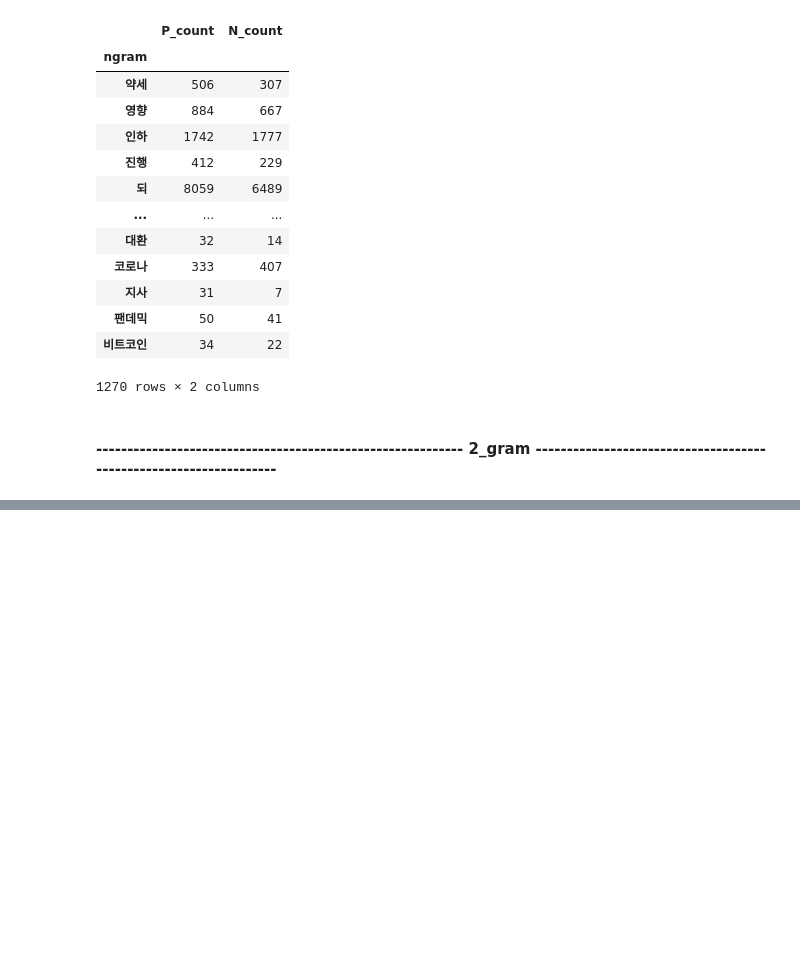
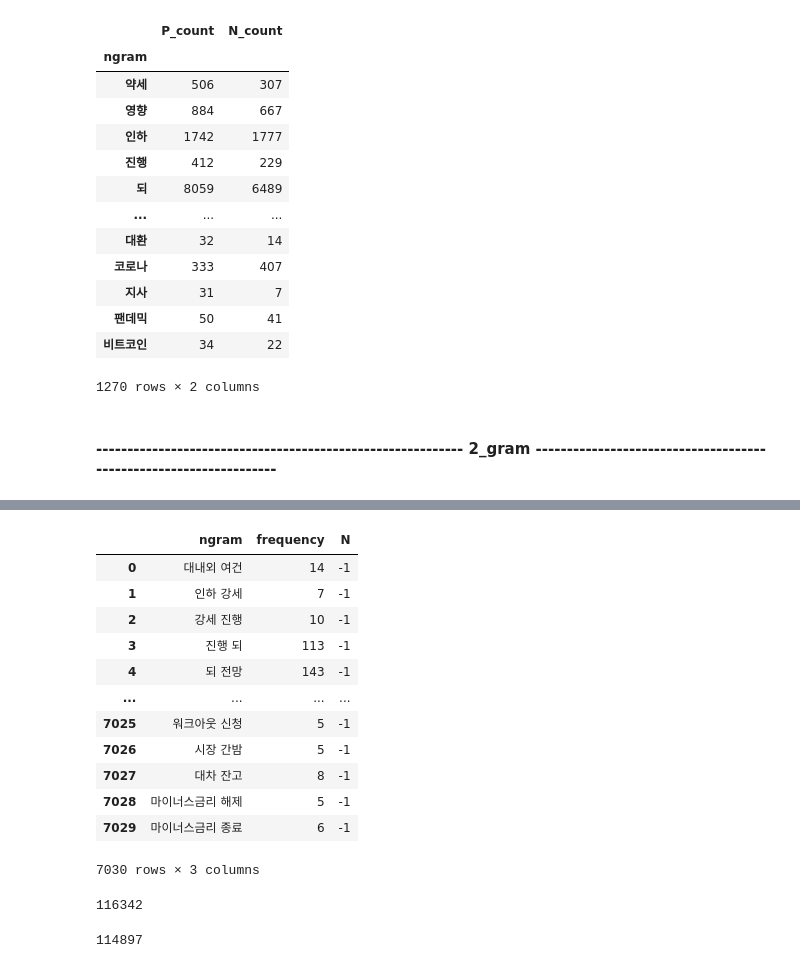
Before and after one commit to jmp-fullstack/BOK_project_TEAM3, a Jupyter notebook: modeling/Y_NBC/labeling_1.ipynb, the cells around one changed output, grey strips where cells are left out. Drawn from its saved outputs; the diff is of its cells as text; code cells hidden in the pictures; blank space fills up the shorter version.

```diff
--- a/modeling/Y_NBC/labeling_1.ipynb
+++ b/modeling/Y_NBC/labeling_1.ipynb
@@ -562,0 +596,51 @@ selected_ngrams_df
+# %%
+# N 2-gram
+from collections import defaultdict
+import pandas as pd
+
+def generate_ngrams(text, n):
+    ngrams = []
+    for row in text:
+        words = row.split()
+        ngrams.extend([' '.join(words[i:i+n]) for i in range(len(words)-n+1)])
+    return ngrams
+
+def count_ngrams(ngrams):
+    ngram_counts = defaultdict(int)
+    for ngram in ngrams:
+        ngram_counts[ngram] += 1
+    return ngram_counts
+
+n = 2
+ngrams = generate_ngrams(df_N['words'], n)
+ngram_counts = count_ngrams(ngrams)
+
+# 빈도수가 15 이상인 n-gram만 선택
+selected_ngrams = {ngram: count for ngram, count in ngram_counts.items() if count >= 5}
+
+# 데이터프레임으로 변환
+N_2gram_df = pd.DataFrame(list(selected_ngrams.items()), columns=['ngram', 'frequency'])
+N_2gram_df['N'] = -1
+N_2gram_df
+# %% [output]
+|  | ngram | frequency | N |
+| 0 | 대내외 여건 | 14 | -1 |
+| 1 | 인하 강세 | 7 | -1 |
+| 2 | 강세 진행 | 10 | -1 |
+| 3 | 진행 되 | 113 | -1 |
+| 4 | 되 전망 | 143 | -1 |
+| ... | ... | ... | ... |
+| 7025 | 워크아웃 신청 | 5 | -1 |
+| 7026 | 시장 간밤 | 5 | -1 |
+| 7027 | 대차 잔고 | 8 | -1 |
+| 7028 | 마이너스금리 해제 | 5 | -1 |
+| 7029 | 마이너스금리 종료 | 6 | -1 |
+7030 rows × 3 columns
+# %%
+P_2gram_df['frequency'].sum()
+# %% [output]
+116342
+# %%
+N_2gram_df['frequency'].sum()
+# %% [output]
+114897
```
Also changed, not shown: parts of 28 cells of this notebook, 10 other files.
